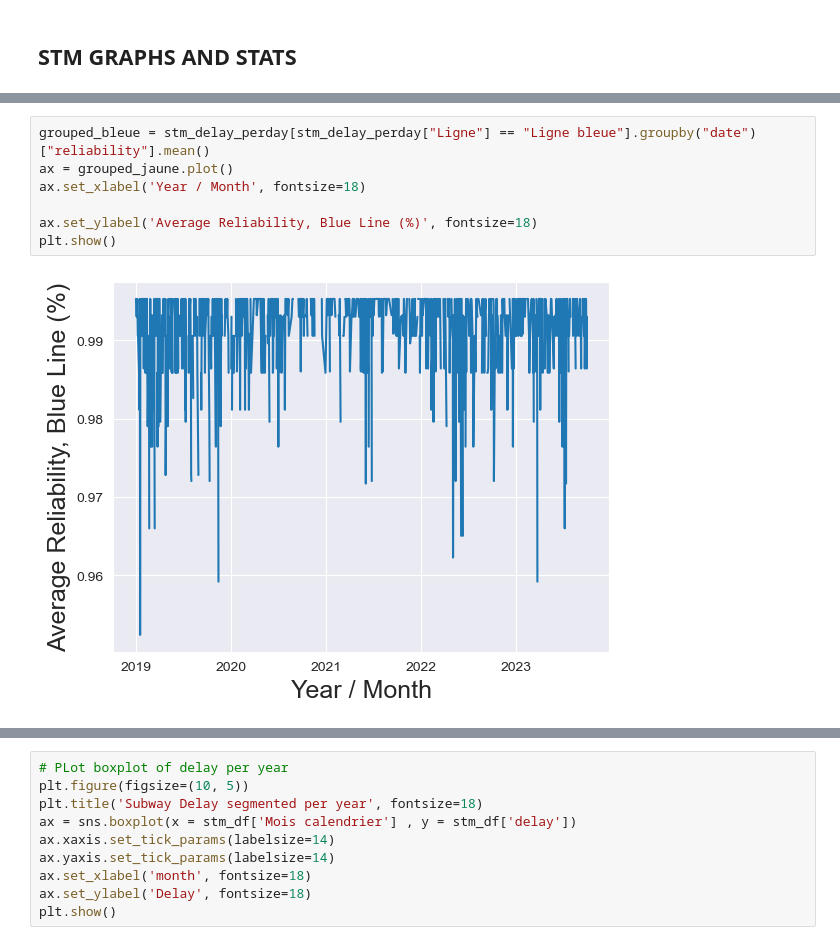
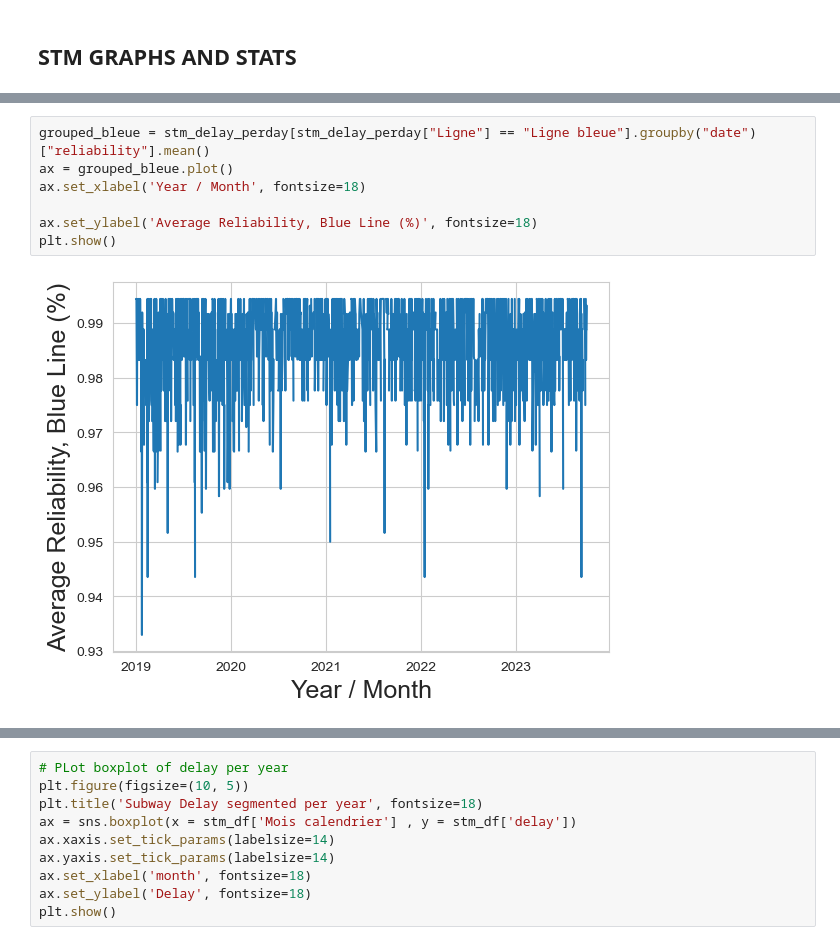
Before and after one commit to katherinewest/CME538_2023, a Jupyter notebook: EDA.ipynb, the cells around one changed output, grey strips where cells are left out. Saved outputs shown, nothing was run; the diff lists cells and outputs as text.

```diff
--- a/EDA.ipynb
+++ b/EDA.ipynb
@@ -537,12 +781,12 @@ plt.show()
 [figure]
 # %%
 grouped_bleue = stm_delay_perday[stm_delay_perday["Ligne"] == "Ligne bleue"].groupby("date")["reliability"].mean()
-ax = grouped_jaune.plot()
+ax = grouped_bleue.plot()
 ax.set_xlabel('Year / Month', fontsize=18)
 
 ax.set_ylabel('Average Reliability, Blue Line (%)', fontsize=18)
 plt.show()
 # %% [output]
-[figure, old version]
+[figure, new version]
 # %%
 grouped_verte = stm_delay_perday[stm_delay_perday["Ligne"] == "Ligne verte"].groupby("date")["reliability"].mean()
```
Also changed, not shown: parts of 33 cells of this notebook.
